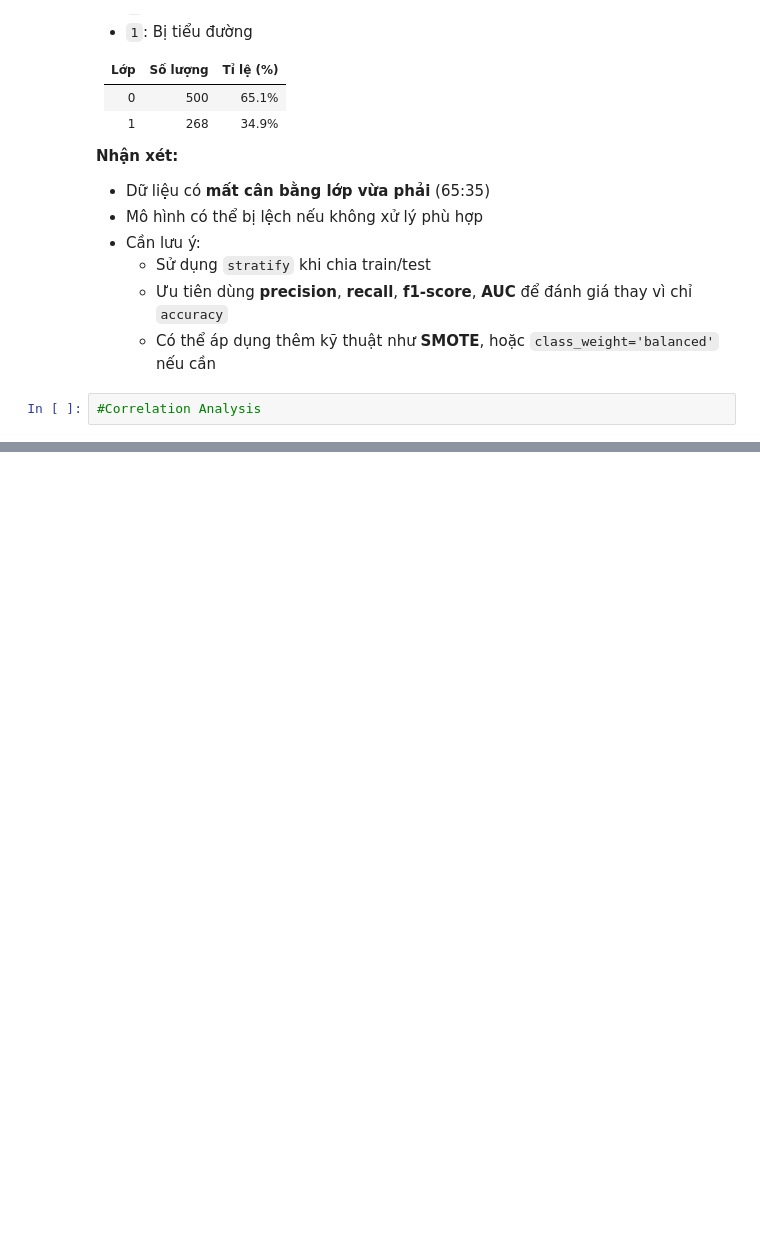
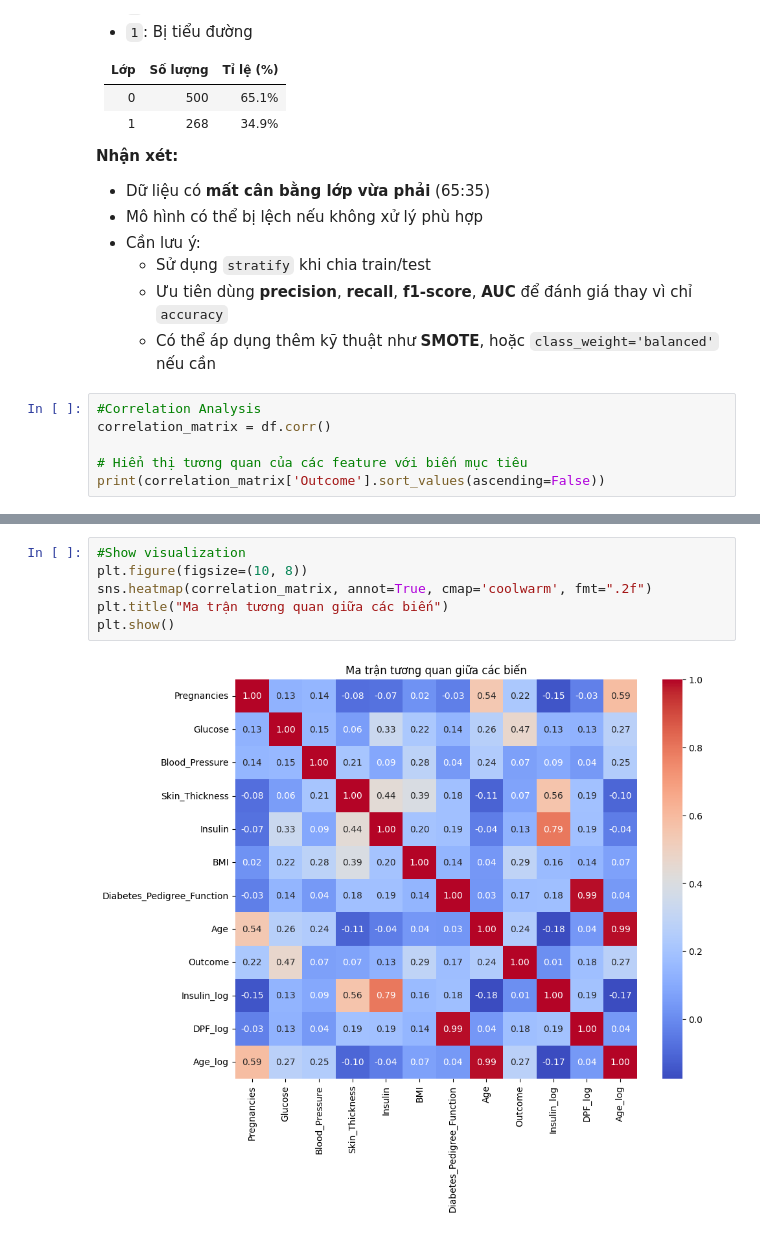
Before and after one commit to tranhoang2804/Capstone-Aptech, a Jupyter notebook: Capstone.ipynb, the cells around one changed output, grey strips where cells are left out. Drawn from its saved outputs; the diff is of its cells as text; blank space fills up the shorter version.

```diff
--- a/Capstone.ipynb
+++ b/Capstone.ipynb
@@ -282,3 +269,7 @@ Biến `Outcome` là biến mục tiêu phân loại nhị phân:
   - Có thể áp dụng thêm kỹ thuật như **SMOTE**, hoặc `class_weight='balanced'` nếu cần
 # %%
 #Correlation Analysis
+correlation_matrix = df.corr()
+
+# Hiển thị tương quan của các feature với biến mục tiêu
+print(correlation_matrix['Outcome'].sort_values(ascending=False))
@@ -284,0 +290,8 @@ Biến `Outcome` là biến mục tiêu phân loại nhị phân:
+# %%
+#Show visualization
+plt.figure(figsize=(10, 8))
+sns.heatmap(correlation_matrix, annot=True, cmap='coolwarm', fmt=".2f")
+plt.title("Ma trận tương quan giữa các biến")
+plt.show()
+# %% [output]
+[figure, added]
```
Also changed, not shown: parts of 28 cells of this notebook.
